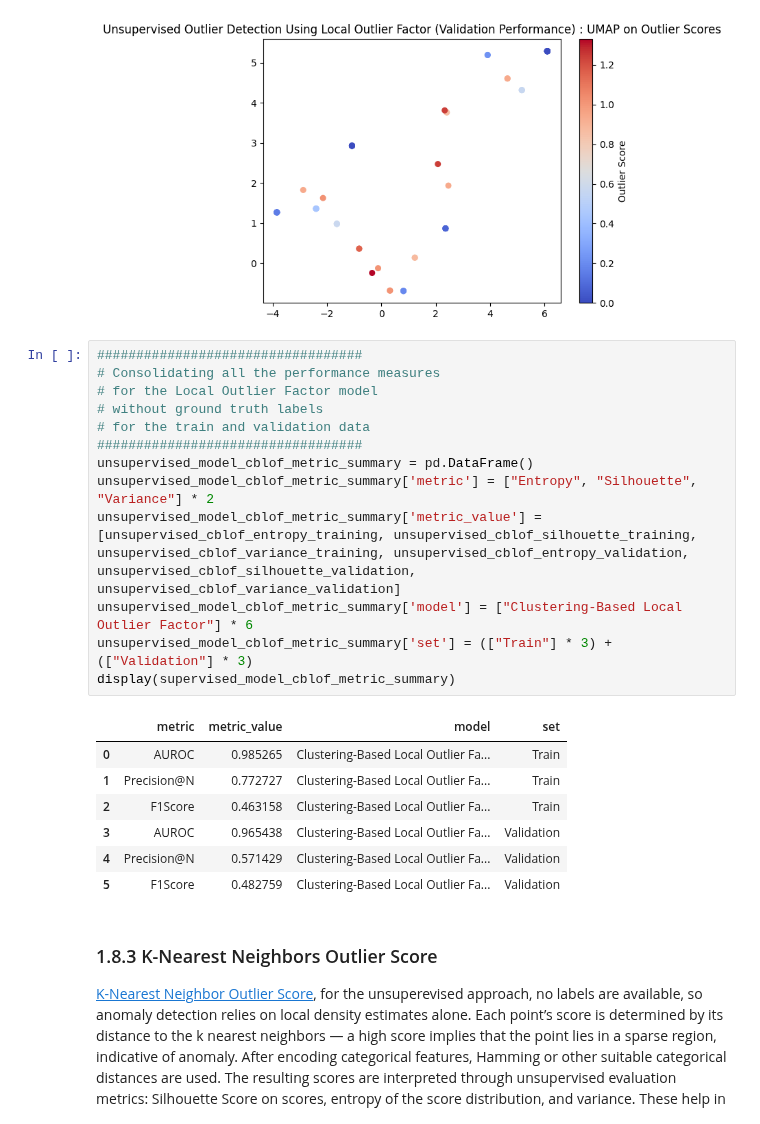
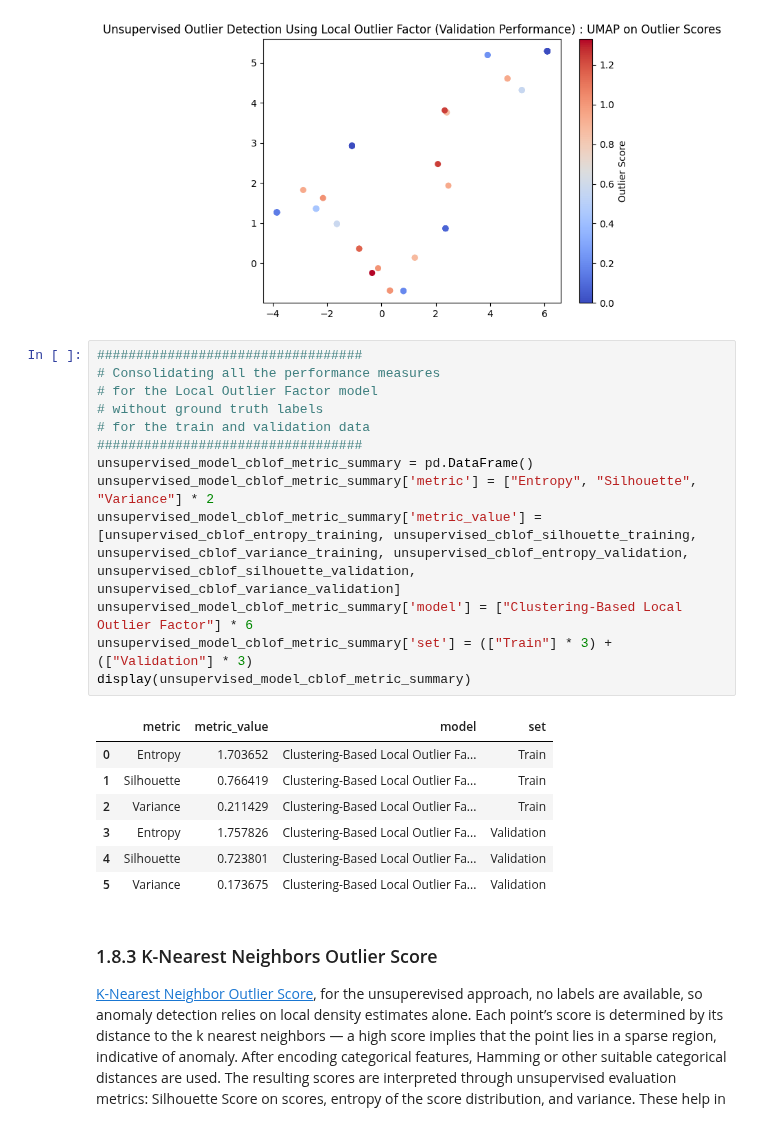
Before and after one commit to JohnPaulinePineda/Portfolio_Project_61, a Jupyter notebook: codes/DetectingAndEvaluatingAnomaliesInCategoricalDataUnderSupervisedAndUnsupervisedSettings.ipynb, the cells around one changed output. Cells and saved outputs as stored; diff of their text form.

```diff
--- a/codes/DetectingAndEvaluatingAnomaliesInCategoricalDataUnderSupervisedAndUnsupervisedSettings.ipynb
+++ b/codes/DetectingAndEvaluatingAnomaliesInCategoricalDataUnderSupervisedAndUnsupervisedSettings.ipynb
@@ -2501,24 +2501,24 @@ umap_visualize_unsupervised_outlier_detection_model(X_train, X_validation, -unsu
 # %%
 ##################################
 # Consolidating all the performance measures
 # for the Local Outlier Factor model
 # without ground truth labels
 # for the train and validation data
 ##################################
 unsupervised_model_cblof_metric_summary = pd.DataFrame()
 unsupervised_model_cblof_metric_summary['metric'] = ["Entropy", "Silhouette", "Variance"] * 2
 unsupervised_model_cblof_metric_summary['metric_value'] = [unsupervised_cblof_entropy_training, unsupervised_cblof_silhouette_training, unsupervised_cblof_variance_training, unsupervised_cblof_entropy_validation, unsupervised_cblof_silhouette_validation, unsupervised_cblof_variance_validation]
 unsupervised_model_cblof_metric_summary['model'] = ["Clustering-Based Local Outlier Factor"] * 6
 unsupervised_model_cblof_metric_summary['set'] = (["Train"] * 3) + (["Validation"] * 3)
-display(supervised_model_cblof_metric_summary)
+display(unsupervised_model_cblof_metric_summary)
 # %% [output]
 |  | metric | metric_value | model | set |
-| 0 | AUROC | 0.985265 | Clustering-Based Local Outlier Fa... | Train |
-| 1 | Precision@N | 0.772727 | Clustering-Based Local Outlier Fa... | Train |
-| 2 | F1Score | 0.463158 | Clustering-Based Local Outlier Fa... | Train |
-| 3 | AUROC | 0.965438 | Clustering-Based Local Outlier Fa... | Validation |
-| 4 | Precision@N | 0.571429 | Clustering-Based Local Outlier Fa... | Validation |
-| 5 | F1Score | 0.482759 | Clustering-Based Local Outlier Fa... | Validation |
+| 0 | Entropy | 1.703652 | Clustering-Based Local Outlier Fa... | Train |
+| 1 | Silhouette | 0.766419 | Clustering-Based Local Outlier Fa... | Train |
+| 2 | Variance | 0.211429 | Clustering-Based Local Outlier Fa... | Train |
+| 3 | Entropy | 1.757826 | Clustering-Based Local Outlier Fa... | Validation |
+| 4 | Silhouette | 0.723801 | Clustering-Based Local Outlier Fa... | Validation |
+| 5 | Variance | 0.173675 | Clustering-Based Local Outlier Fa... | Validation |
 # %% [markdown]
 ### 1.8.3 K-Nearest Neighbors Outlier Score <a class="anchor" id="1.8.3"></a>
 
```
Also changed, not shown: parts of 32 cells of this notebook, 1 other file.
